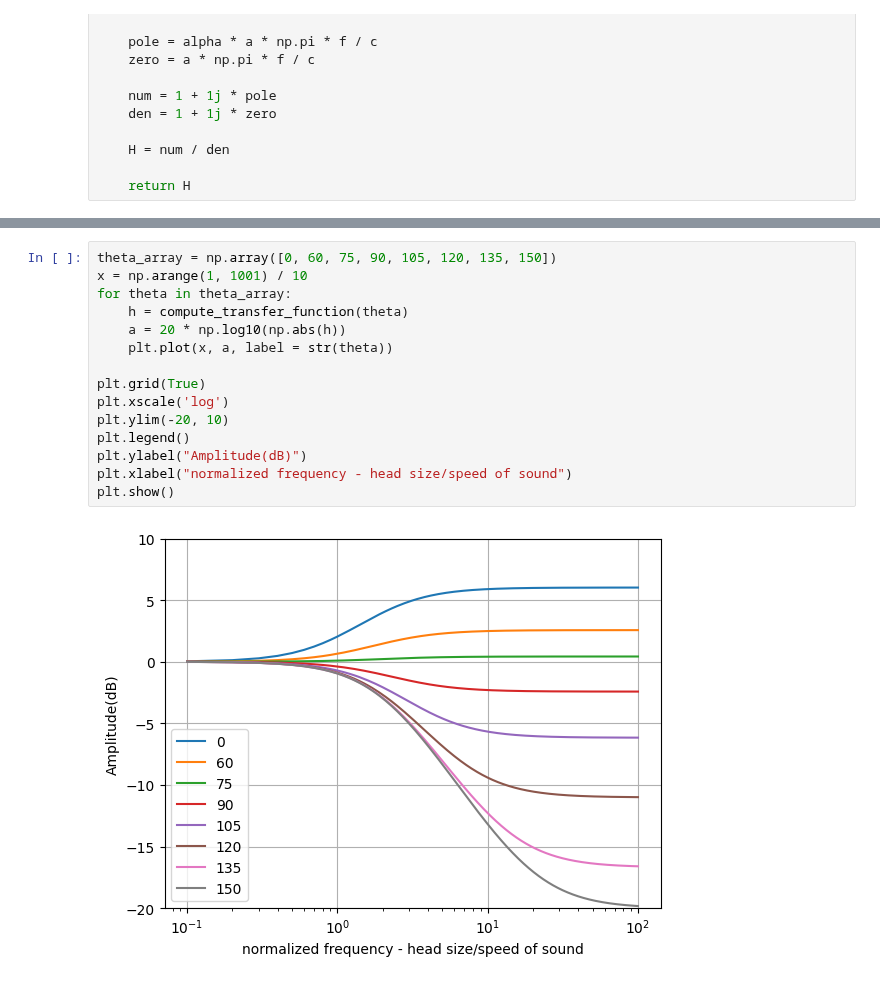
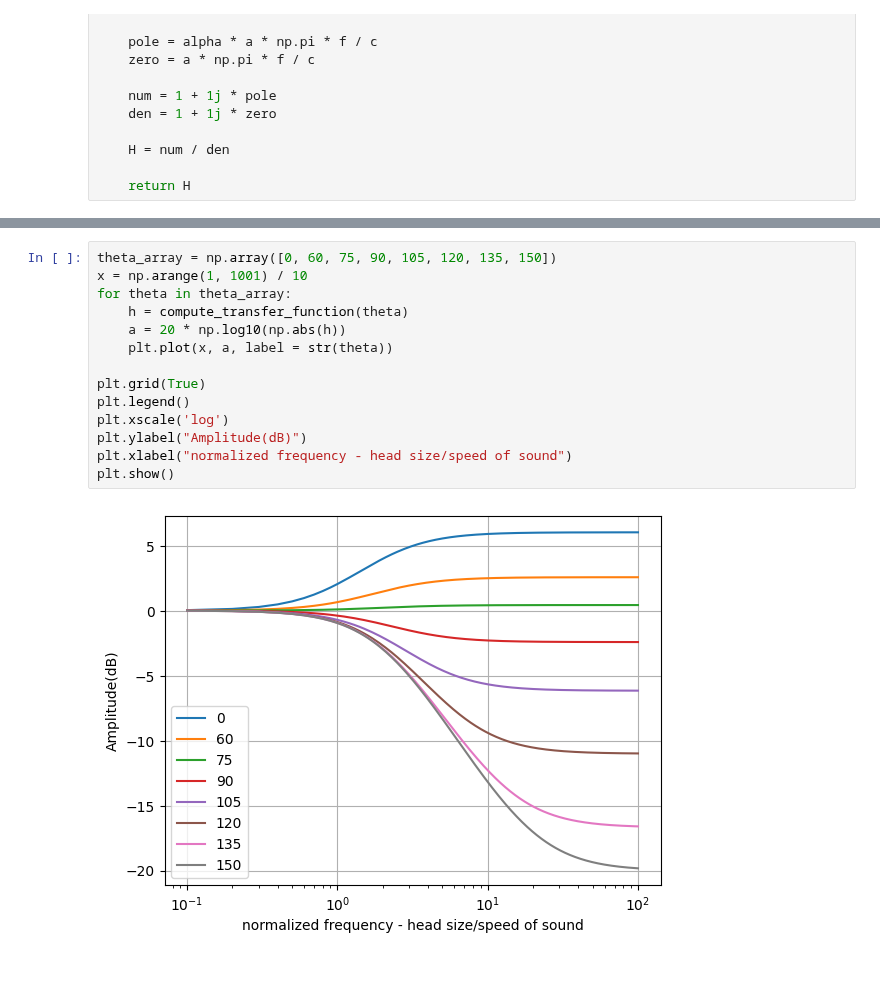
Before and after one commit to kweiwen/pitki, a Jupyter notebook: hrtf/Head-Shadow Filter.ipynb, the cells around one changed output, grey strips where cells are left out. Drawn from its saved outputs; the diff is of its cells as text.

```diff
--- a/hrtf/Head-Shadow Filter.ipynb
+++ b/hrtf/Head-Shadow Filter.ipynb
@@ -89,17 +88,16 @@ plt.show()
 # %%
 theta_array = np.array([0, 60, 75, 90, 105, 120, 135, 150])
 x = np.arange(1, 1001) / 10
 for theta in theta_array:
     h = compute_transfer_function(theta)
     a = 20 * np.log10(np.abs(h))
     plt.plot(x, a, label = str(theta))
 
 plt.grid(True)
+plt.legend()
 plt.xscale('log')
-plt.ylim(-20, 10)
-plt.legend()
 plt.ylabel("Amplitude(dB)")
 plt.xlabel("normalized frequency - head size/speed of sound")
 plt.show()
 # %% [output]
-[figure, old version]
+[figure, new version]
```
Also changed, not shown: parts of 2 cells of this notebook.
